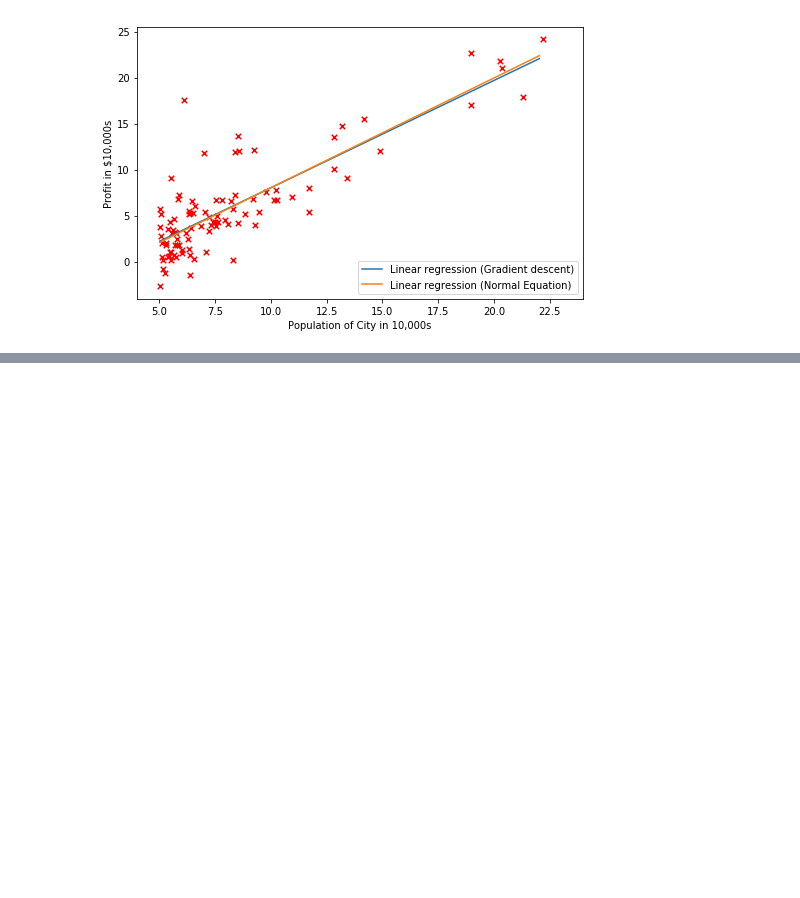
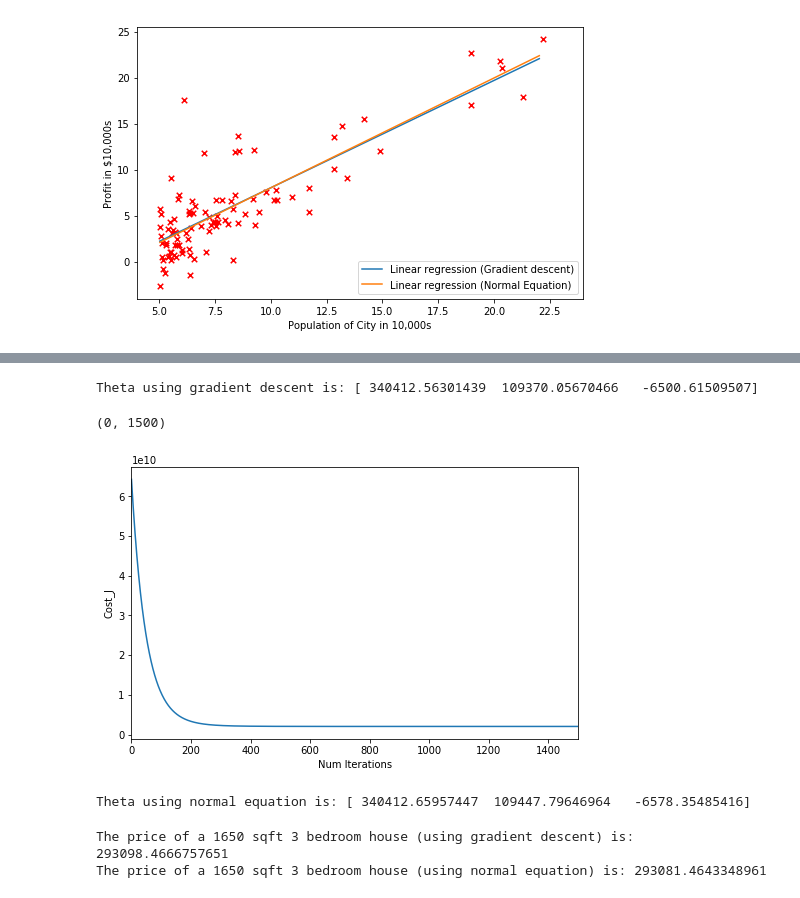
Before and after one commit to hppanchal/coursera-ml, a Jupyter notebook: linear_regression.ipynb, the cells around one changed output, grey strips where cells are left out. Drawn from its saved outputs; the diff is of its cells as text; code cells hidden in the pictures; blank space fills up the shorter version.

```diff
--- a/linear_regression.ipynb
+++ b/linear_regression.ipynb
@@ -85,0 +112,20 @@ plt.legend(loc=4);
+# %%
+# using gradient descent to calcualte the value of theta
+initial_theta = np.zeros((3,1))
+theta, Cost_J = gradientDescent(X, y, initial_theta, num_iters=1500)
+print('Theta using gradient descent is: {}'.format(theta.ravel()))
+
+plt.plot(Cost_J)
+plt.ylabel('Cost_J')
+plt.xlabel('Num Iterations')
+plt.xlim(0, 1500)
+# %% [output]
+Theta using gradient descent is: [ 340412.56301439  109370.05670466   -6500.61509507]
+(0, 1500)
+[figure, added]
+# %%
+# using normal equation to calculate the value of theta
+n_theta = normalEquation(X, y)
+print('Theta using normal equation is: {}'.format(n_theta.ravel()))
+# %% [output]
+Theta using normal equation is: [ 340412.65957447  109447.79646964   -6578.35485416]
@@ -85,0 +135,14 @@ plt.legend(loc=4);
+# %%
+# predicting the price of a 3 bedroom 1650 sqft house
+Xp = np.array([1650., 3.]).reshape(1, 2)
+Xp = normalizeWith(Xp, mu, sigma)
+Xp = np.c_[1., Xp]
+
+p1 = Xp.dot(theta)
+p2 = Xp.dot(n_theta)
+
+print('The price of a 1650 sqft 3 bedroom house (using gradient descent) is: {}'.format(p1[0,0]))
+print('The price of a 1650 sqft 3 bedroom house (using normal equation) is: {}'.format(p2[0,0]))
+# %% [output]
+The price of a 1650 sqft 3 bedroom house (using gradient descent) is: 293098.4666757651
+The price of a 1650 sqft 3 bedroom house (using normal equation) is: 293081.4643348961
```
Also changed, not shown: parts of 8 cells of this notebook.
